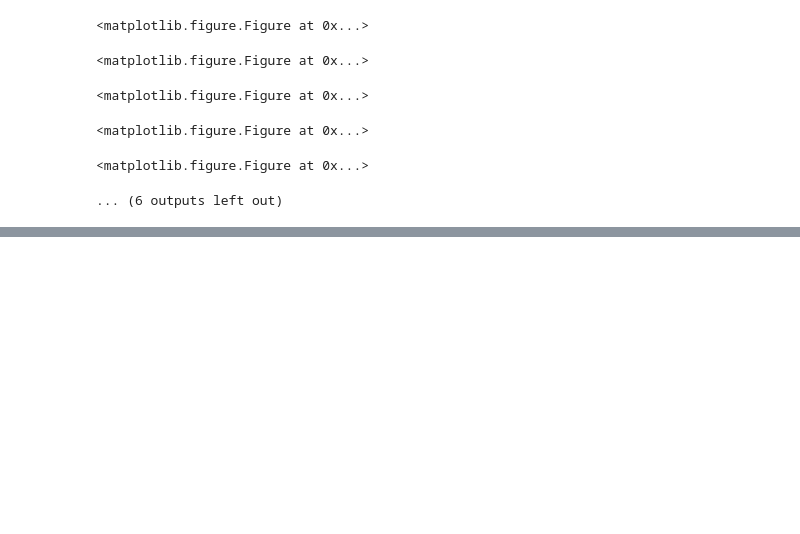
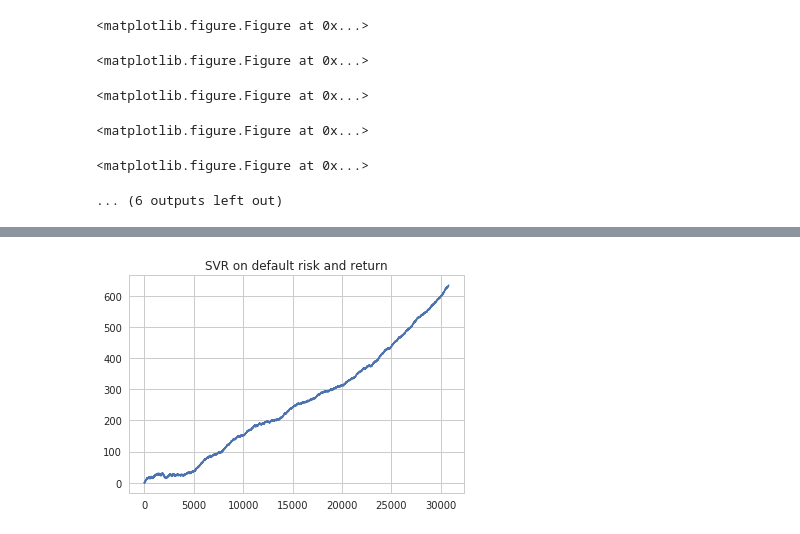
Before and after one commit to johnrmccrery/loan_proj, a Jupyter notebook: loan_proj.ipynb, the cells around one changed output, grey strips where cells are left out. Cells and saved outputs as stored; diff of their text form; code cells hidden in the pictures; blank space fills up the shorter version.

Commit message:
Loan_proj

```diff
--- a/loan_proj.ipynb
+++ b/loan_proj.ipynb
@@ -540,0 +589,25 @@ plt.show()
+# %%
+strongVariables_ = strongVariables.copy()
+strongVariables_.append('loan_standing')
+strongVariables_.append('id')
+
+toTest = data[strongVariables_].dropna()
+
+data_train = toTest.sample(frac=0.7)
+data_test = toTest[~toTest.id.isin(data_train.id.unique())]
+ids = data_test['id']
+
+target_train = data_train['loan_standing']
+target_test = data_test['loan_standing']
+
+data_train = data_train[strongVariables]
+data_test = data_test[strongVariables]
+
+pca = PCA()
+pca.fit(data_train)
+data_train = pca.transform(data_train)
+data_test = pca.transform(data_test)
+
+from sklearn.svm import SVR
+svm = SVR(C=1.0, kernel='rbf', gamma='auto')
+svm.fit(data_train, target_train.values)
@@ -540,0 +617,8 @@ plt.show()
+# %%
+predictions = svm.predict(data_test)
+toPlot = pd.DataFrame(target_test)
+toPlot['predicted'] = predictions
+toPlot['id'] = ids.values
+toPlot = toPlot.sort_values('predicted').reset_index(drop = True)
+toPlot = pd.merge(toPlot, data[['id', 'netAnnualizedReturn']], on = 'id', how = 'left')
+toPlot['predicted'].describe()
@@ -540,0 +635,8 @@ plt.show()
+# %%
+toPlot = toPlot.sort_values('predicted').reset_index(drop = True)
+toPlot['cumulativeReturn'] = toPlot['netAnnualizedReturn'].cumsum()
+plt.plot(toPlot.cumulativeReturn)
+plt.title('SVR on default risk and return')
+plt.show()
+# %% [output]
+[figure, added]
```
Also changed, not shown: parts of 23 cells of this notebook.
